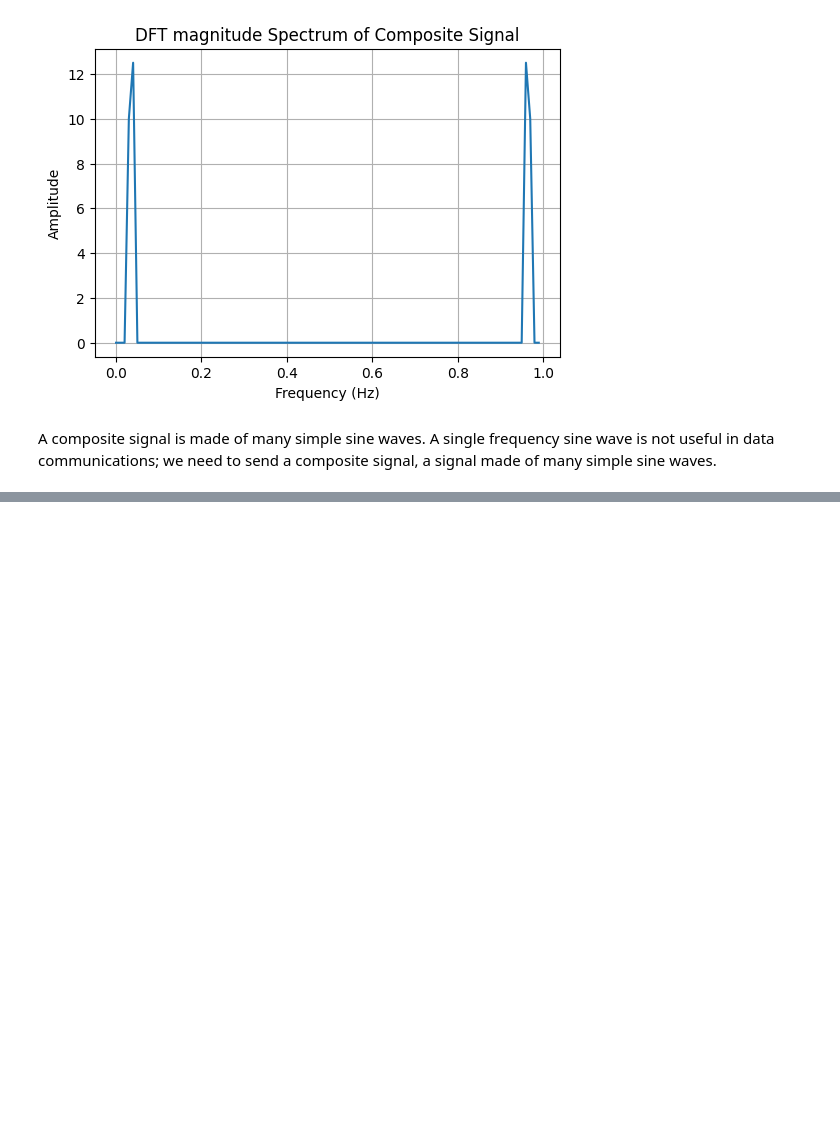
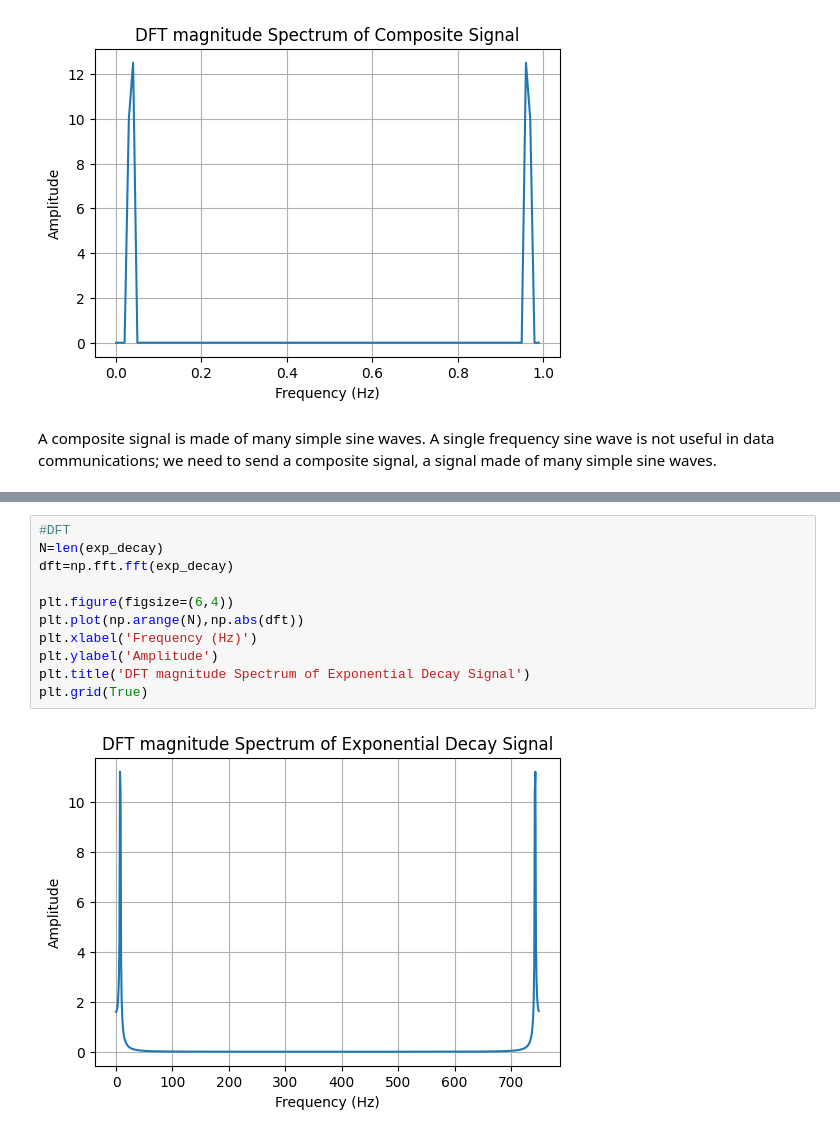
Before and after one commit to joshIsac/SpeechRecognition-, a Jupyter notebook: 2348523_SPR_DFT_and_DTFT_Lab_2.ipynb, the cells around one changed output, grey strips where cells are left out. Cells and saved outputs as stored; diff of their text form; blank space fills up the shorter version.

```diff
--- a/2348523_SPR_DFT_and_DTFT_Lab_2.ipynb
+++ b/2348523_SPR_DFT_and_DTFT_Lab_2.ipynb
@@ -144,0 +191,13 @@ A composite signal is made of many simple sine waves. A single frequency sine wa
+# %%
+#DFT
+N=len(exp_decay)
+dft=np.fft.fft(exp_decay)
+
+plt.figure(figsize=(6,4))
+plt.plot(np.arange(N),np.abs(dft))
+plt.xlabel('Frequency (Hz)')
+plt.ylabel('Amplitude')
+plt.title('DFT magnitude Spectrum of Exponential Decay Signal')
+plt.grid(True)
+# %% [output]
+[figure, added]
```
Also changed, not shown: parts of 8 cells of this notebook.
